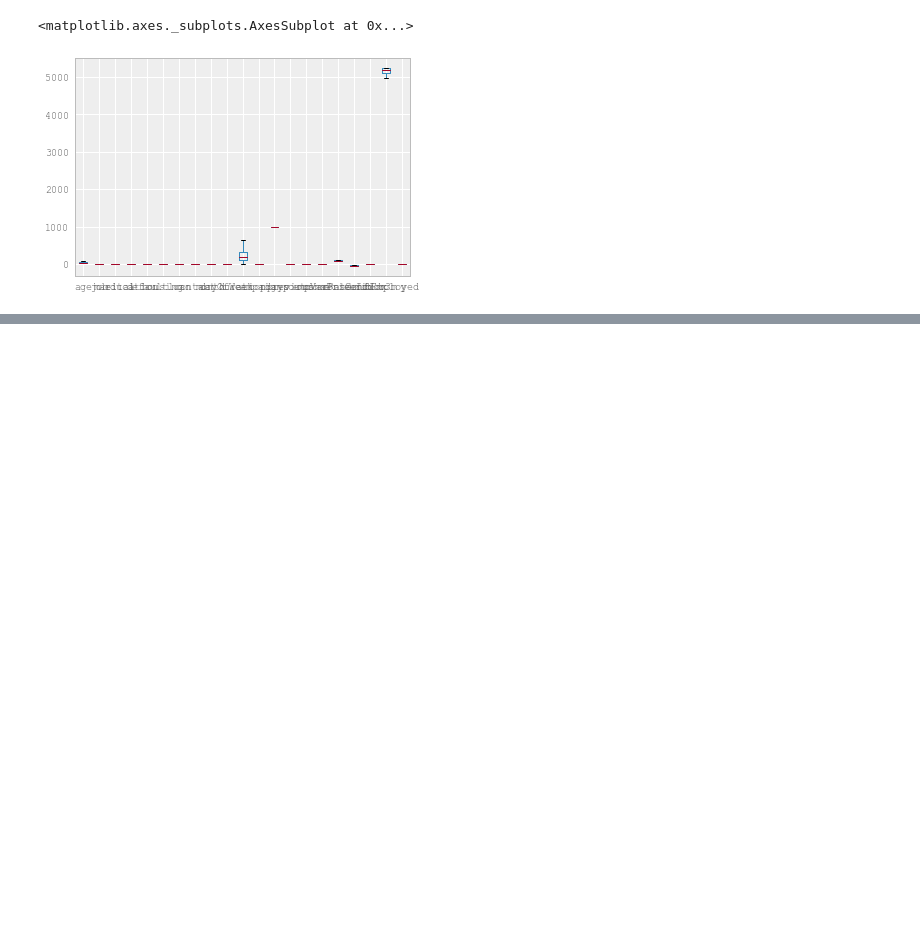
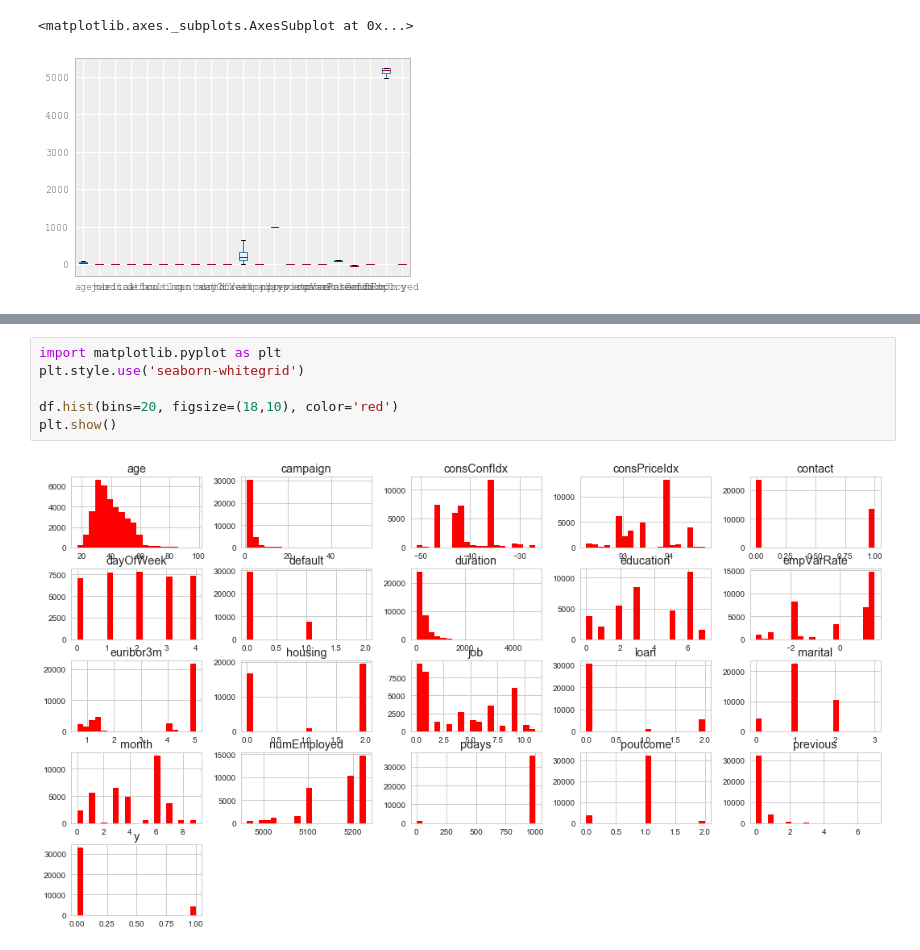
Before and after one commit to KingsleyNA/Customer-Response-Modeling, a Jupyter notebook: 3_Data_preparation_for_indepth_analyses.ipynb, the cells around one changed output, grey strips where cells are left out. Saved outputs shown, nothing was run; the diff lists cells and outputs as text; blank space fills up the shorter version.

```diff
--- a/3_Data_preparation_for_indepth_analyses.ipynb
+++ b/3_Data_preparation_for_indepth_analyses.ipynb
@@ -454,0 +457,8 @@ df.boxplot()
+# %%
+import matplotlib.pyplot as plt
+plt.style.use('seaborn-whitegrid')
+
+df.hist(bins=20, figsize=(18,10), color='red')
+plt.show()
+# %% [output]
+[figure, added]
```
Also changed, not shown: parts of 7 cells of this notebook.
